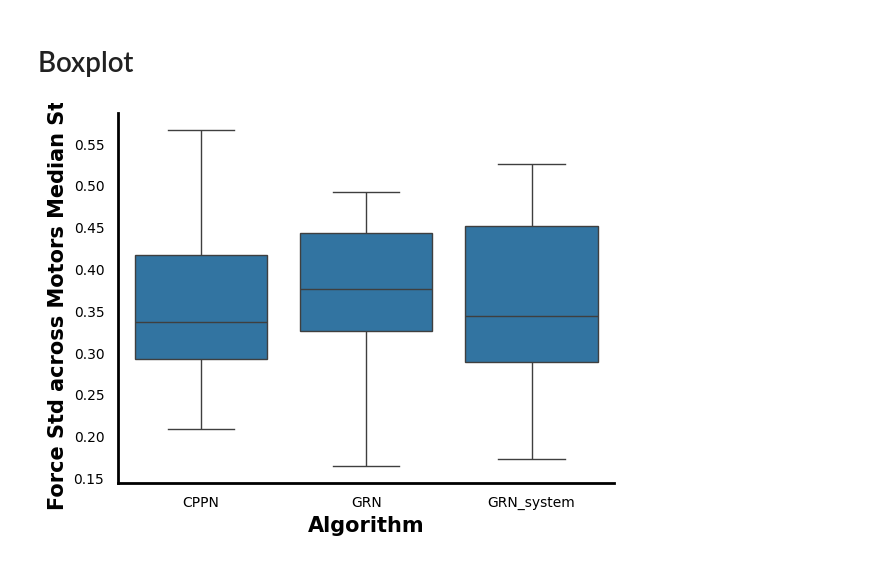
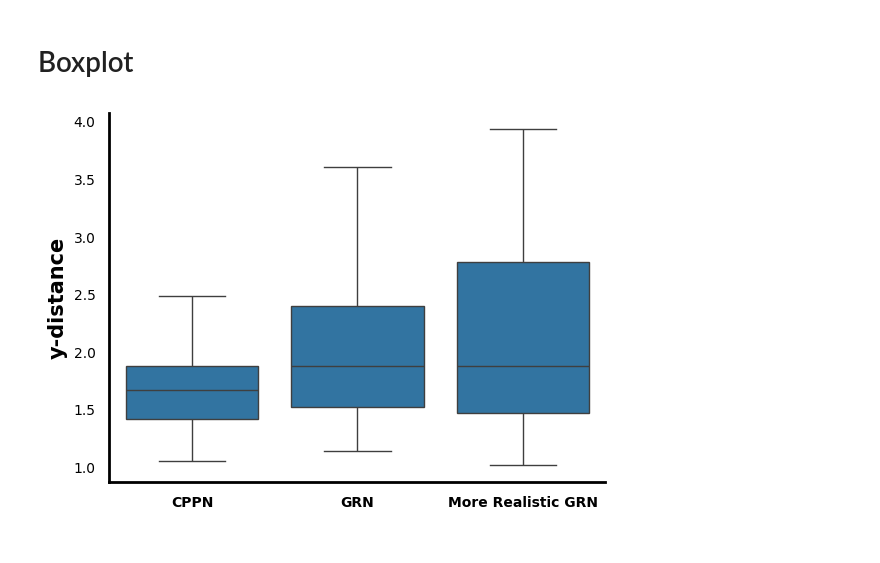
Before and after one commit to KristianiEJPK/revolve2-1, a Jupyter notebook: examples/robot_bodybrain_ea_database/analyze_behavioral.ipynb, the cells around one changed output. Drawn from its saved outputs; the diff is of its cells as text; code cells hidden in the pictures.

```diff
--- a/examples/robot_bodybrain_ea_database/analyze_behavioral.ipynb
+++ b/examples/robot_bodybrain_ea_database/analyze_behavioral.ipynb
@@ -8,10 +8,10 @@ from sqlalchemy import select
 from revolve2.experimentation.database import OpenMethod, open_database_sqlite
 # %%
 # Settings
-paths = {"CPPN": "C:\\Users\\niels\\Downloads\\CPPN_runs",
+paths = {"CPPN": "C:\\Users\\niels\\Downloads\\CPPN\\Evolution",
          "GRN": "C:\\Users\\niels\\Downloads\\GRN_runs",
          "GRN_system": "C:\\Users\\niels\\Downloads\\GRN_system_runs\\Evolution",}
-column = "force_std_all_std"
+column = "y_distance"
 # %%
 def percentile(n):
     def percentile_(x):
@@ -294,28 +278,35 @@ database_GRN_300_9.sqlite
 # %%
 import seaborn as sns
 # Select data
 df_sub = df[df["Algorithm"].isin(["CPPN", "GRN", "GRN_system"])]
 df_sub = df_sub.loc[df_sub["generation_index"] == 1200, :]
 # Aggregate over experiments per algorithm to median
+df_sub[column] = abs(df_sub[column])
 df_sub = df_sub.groupby(["Algorithm", "experiment_id"]).agg({column: "median"}).reset_index()
+df_sub.to_excel("C:\\Users\\niels\\Downloads\\y_distance_data.xlsx")
 # Plot
 sns.boxplot(x = "Algorithm", y = column, data = df_sub)
 # Set labels
-plt.xlabel("Algorithm", fontweight = "bold", size = 15)
+plt.xlabel("", fontweight = "bold", size = 15)
 #plt.ylabel(column.title(), fontweight = "bold", size = 15)
-plt.ylabel("Force Std across Motors Median Std", fontweight = "bold", size = 15)
+plt.ylabel("y-distance", fontweight = "bold", size = 15)
 # Increase spine thickness
 plt.gca().spines["left"].set_linewidth(2)
 plt.gca().spines["bottom"].set_linewidth(2)
+
+# Set xtick labels
+plt.xticks([0, 1, 2], ["CPPN", "GRN", "More Realistic GRN"], fontweight = "bold")
 # Remove ticks
 plt.tick_params(axis = "both", which = "both", length = 0)
 # Remove top and right spine
 sns.despine()
 # Increase padding of tick labels
 plt.tick_params(axis = "both", which = "both", pad = 10)
 # Set ylim
 #plt.ylim(2, 14)
+#plt.ylim(0.01, 0.06)
+#plt.ylim(-0.1, 2)
 
 plt.show()
 # %% [output]
-[figure, old version]
+[figure, new version]
```
Also changed, not shown: parts of 3 cells of this notebook, 1 other file.
